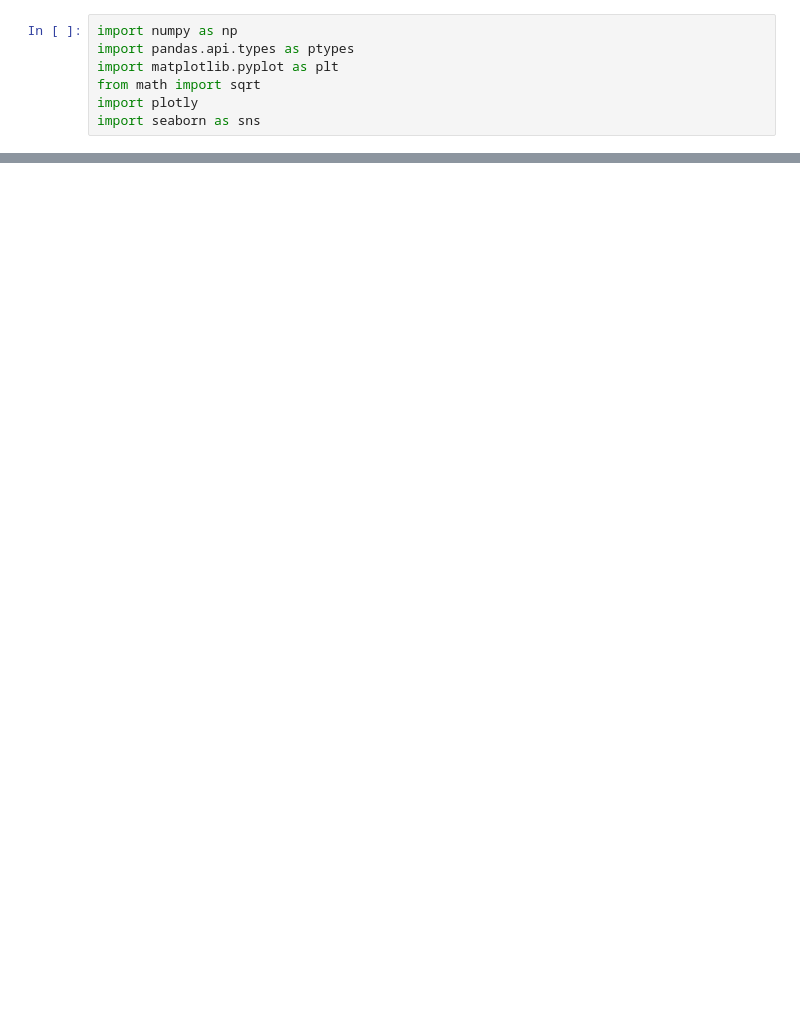
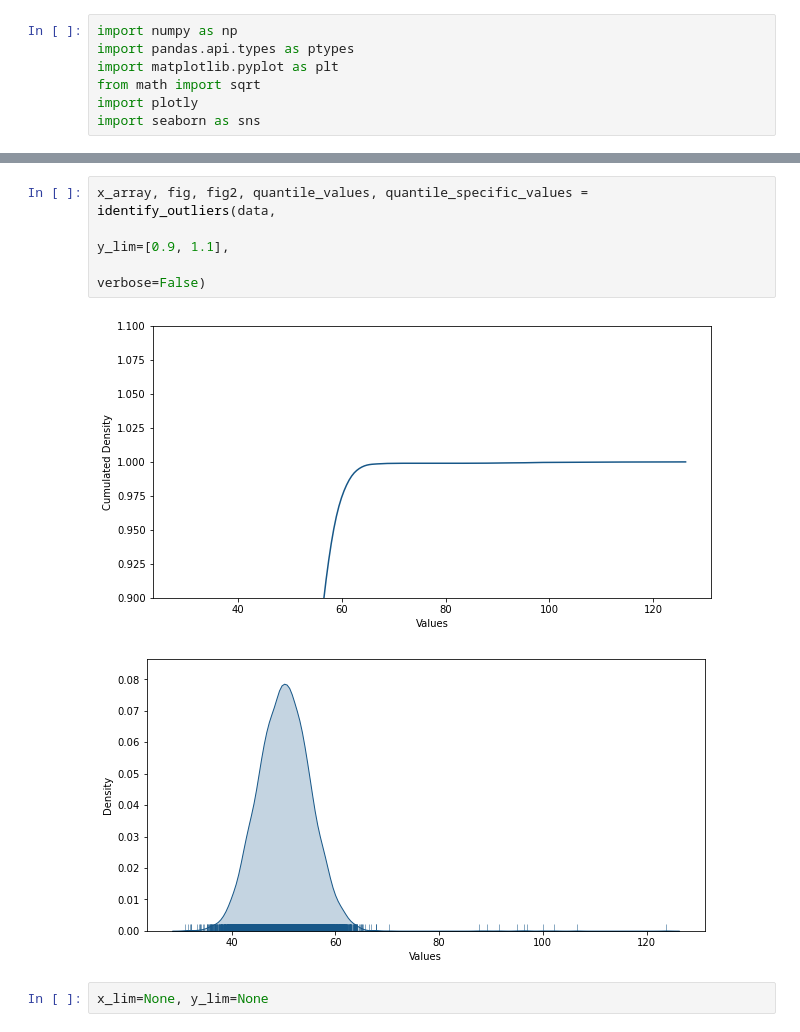
Before and after one commit to hooman34/medium, a Jupyter notebook: notebooks/framework_identify_outlier.ipynb, the cells around one changed output, grey strips where cells are left out. Saved outputs shown, nothing was run; the diff lists cells and outputs as text; blank space fills up the shorter version.

```diff
--- a/notebooks/framework_identify_outlier.ipynb
+++ b/notebooks/framework_identify_outlier.ipynb
@@ -92,0 +139,9 @@ notebook
+# %%
+x_array, fig, fig2, quantile_values, quantile_specific_values = identify_outliers(data,
+                                                                                  y_lim=[0.9, 1.1],
+                                                                                  verbose=False)
+# %% [output]
+[figure, added]
+[figure, added]
+# %%
+x_lim=None, y_lim=None
```
Also changed, not shown: parts of 22 cells of this notebook, 1 other file.
